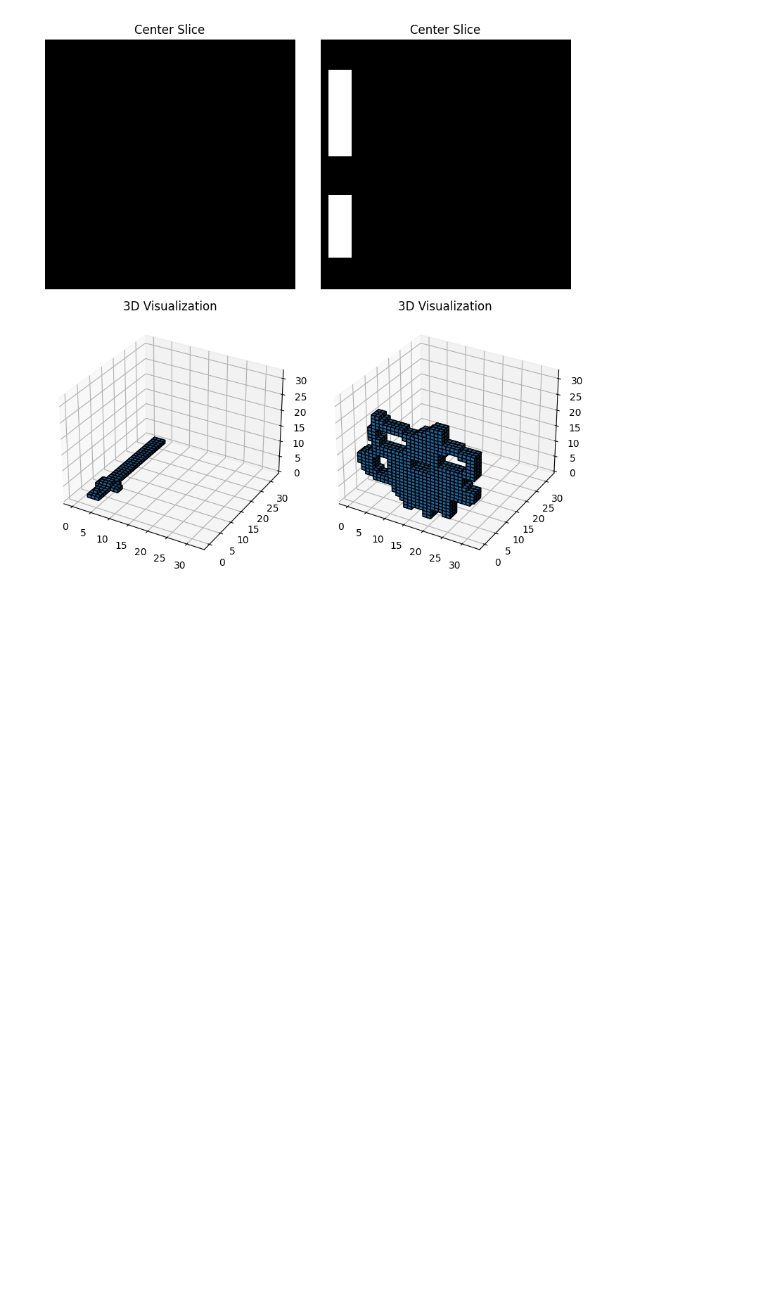
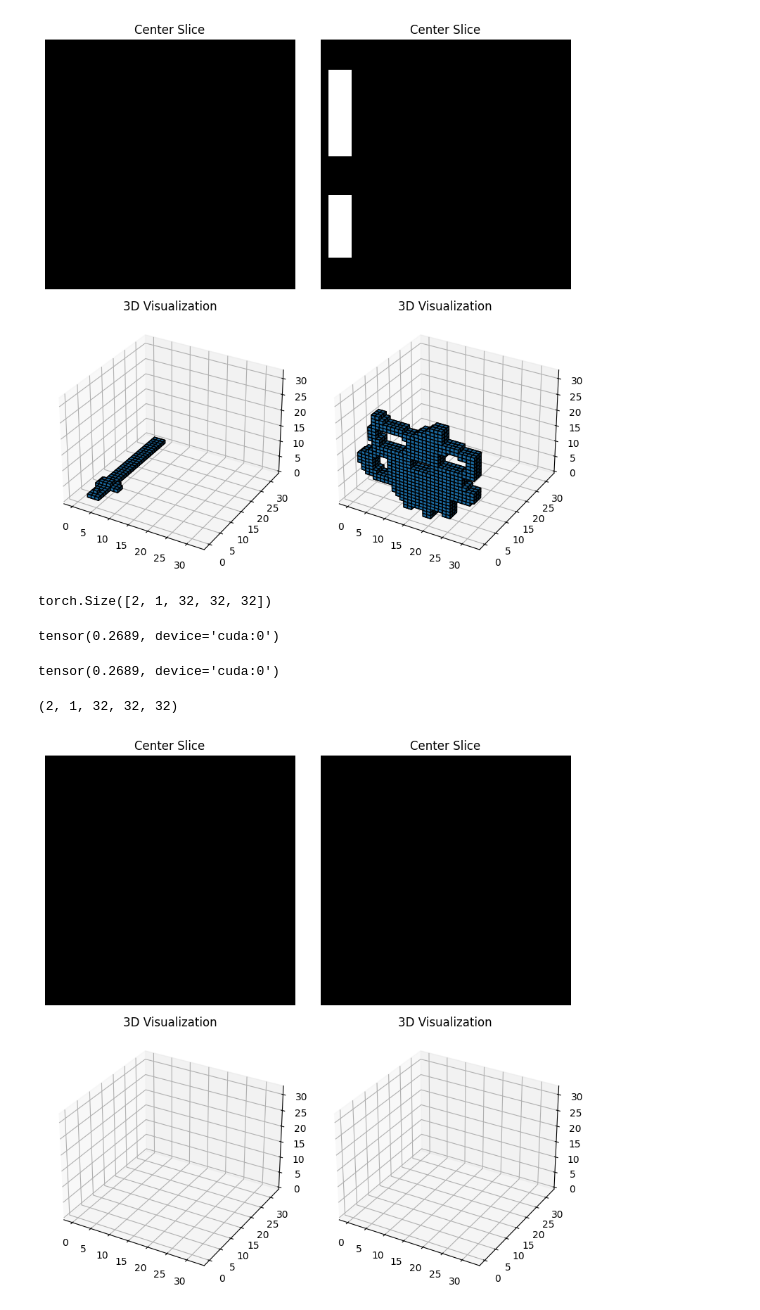
Before and after one commit to PeterAMassih/3D-BlockGen, a Jupyter notebook: run.ipynb, the cells around one changed output. Drawn from its saved outputs; the diff is of its cells as text; code cells hidden in the pictures; blank space fills up the shorter version.

```diff
--- a/run.ipynb
+++ b/run.ipynb
@@ -111,3 +98,61 @@ inference.visualize_samples(samples, threshold=0.5)
 # %% [output]
 (2, 1, 32, 32, 32)
 [figure]
+# %%
+from diffusers import UNet3DConditionModel
+
+model = UNet3DConditionModel(
+        sample_size=32,
+        in_channels=1,
+        out_channels=1,
+        layers_per_block=2,
+        block_out_channels=(64, 128, 256, 512),
+        down_block_types=(
+            "CrossAttnDownBlock3D",
+            "CrossAttnDownBlock3D",
+            "CrossAttnDownBlock3D",
+            "DownBlock3D",
+        ),
+        up_block_types=(
+            "UpBlock3D",
+            "CrossAttnUpBlock3D",
+            "CrossAttnUpBlock3D",
+            "CrossAttnUpBlock3D",
+        ),
+        cross_attention_dim=512,
+    )
+# %%
+from diffusion import DiffusionModel3D
+from inference import DiffusionInference3D
+
+
+diffusion_model = DiffusionModel3D(model, num_timesteps=1000)
+diffusion_model.load_state_dict(torch.load('runs/experiment_1/models/model_step_20000.pth'))
+
+diffusion_model.to(device)
+
+inferencer = DiffusionInference3D(
+    model=diffusion_model,
+    noise_scheduler=diffusion_model.noise_scheduler,
+    config=config,
+    device=device
+)
+
+samples = inferencer.sample("a 3D model of a ball", num_samples=2, image_size=(32, 32, 32), show_intermediate=False)
+# %%
+print(samples.shape)
+# %% [output]
+torch.Size([2, 1, 32, 32, 32])
+# %%
+print(samples[1:2].min())
+# %% [output]
+tensor(0.2689, device='cuda:0')
+# %%
+print(samples[1:2].max())
+# %% [output]
+tensor(0.2689, device='cuda:0')
+# %%
+inferencer.visualize_samples(samples)
+# %% [output]
+(2, 1, 32, 32, 32)
+[figure, added]
```
Also changed, not shown: parts of 6 cells of this notebook, 3 other files.
